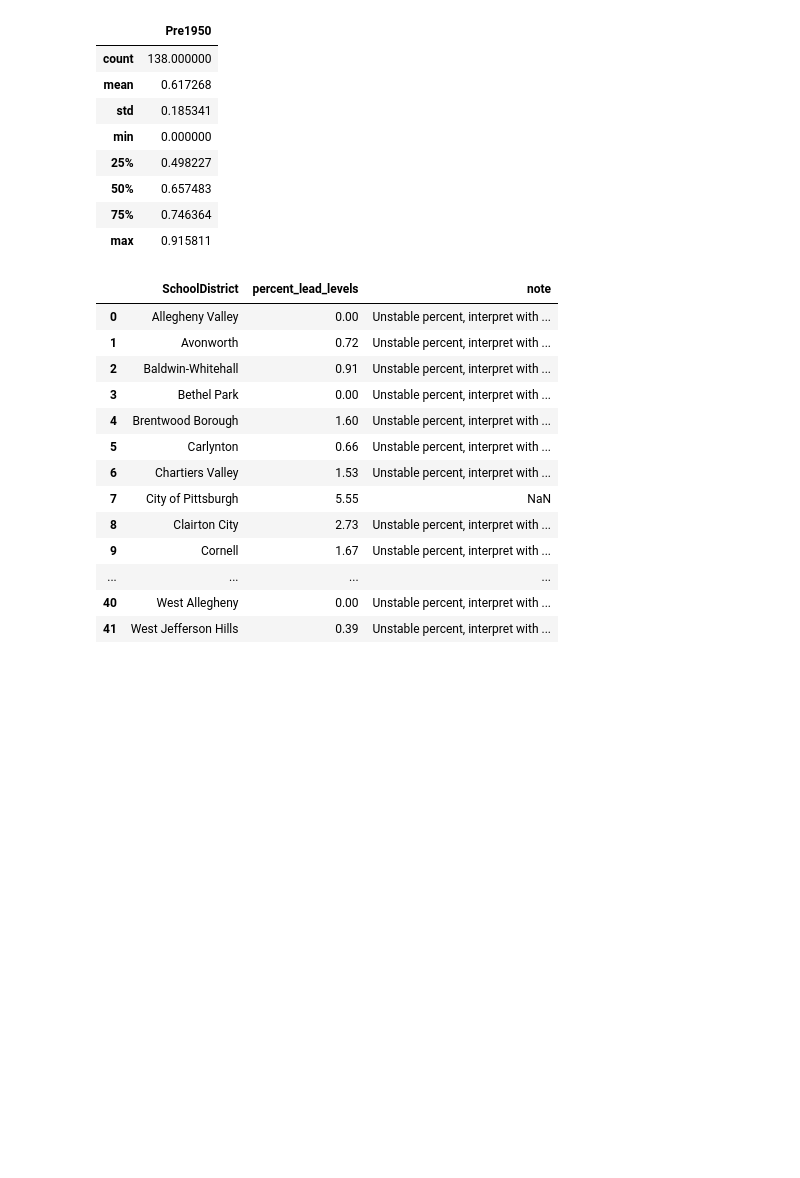
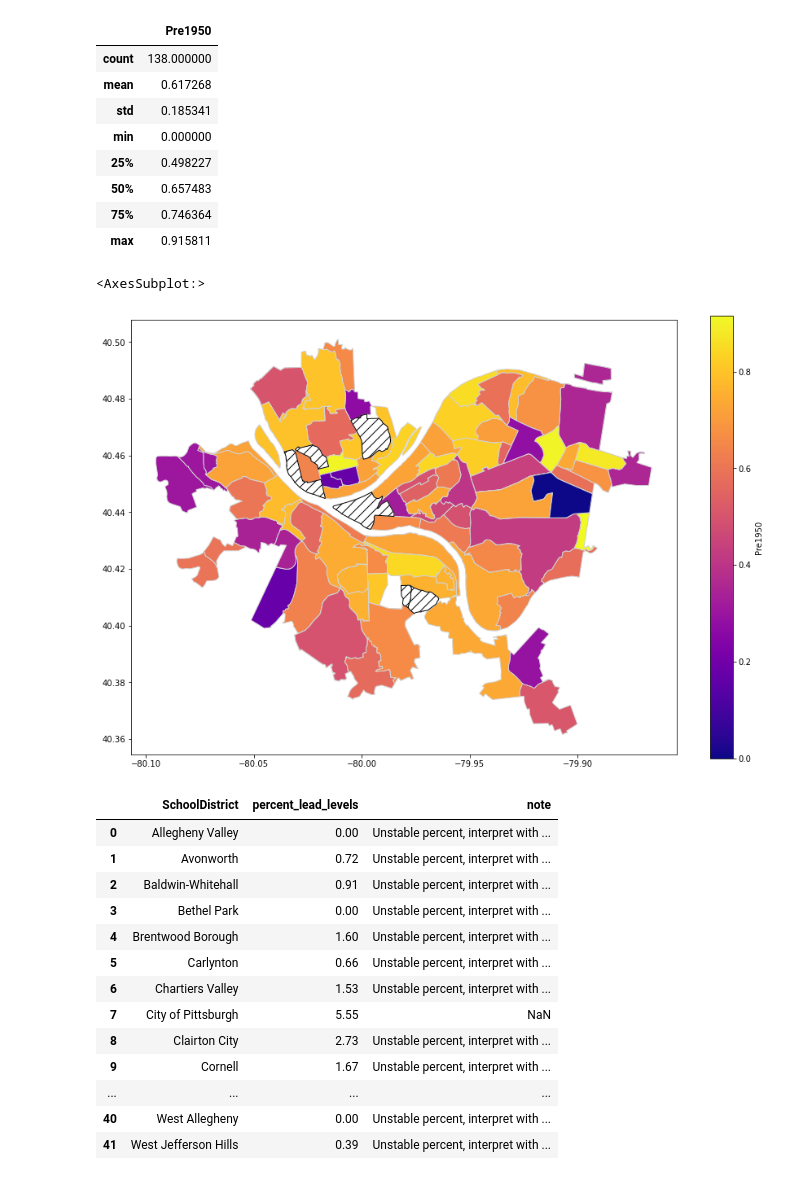
Before and after one commit to songxingyu1118/CMPINF10_Final_Project, a Jupyter notebook: Humeyra's-Work.ipynb, the cells around one changed output. Saved outputs shown, nothing was run; the diff lists cells and outputs as text; code cells hidden in the pictures; blank space fills up the shorter version.

```diff
--- a/Humeyra's-Work.ipynb
+++ b/Humeyra's-Work.ipynb
@@ -132,3 +132,24 @@ old_house_data.describe()
+# %%
+# merge the neighborhoods file for the map with crime rate data
+old_house_data_map = map_df.merge(old_house_data, how = "left", left_on = "hood",
+                                right_on = "Neighborhood")
+#shape file MISSING MOUNT OLIVER BOROUGH MENTION THIS
+
+# display map with my parameters
+old_house_data_map.plot(column="Pre1950",
+               cmap = "plasma",
+               edgecolor = "lightgrey",
+               legend = True,
+               legend_kwds = {"label" : "Pre1950"},
+               missing_kwds = {
+                         "color" : "white",
+                         "edgecolor" : "black",
+                         "hatch" : "//"},
+               figsize = (15, 10)
+              )
+# %% [output]
+<AxesSubplot:>
+[figure, added]
 # %%
 #the data on percent venous confirmed elevated blood lead levels (EBLLs)(≥5 μg/dL)
 #for Allegheny County children less than 6 years of ageby assigned geography for 2015-2019
```
Also changed, not shown: parts of 2 cells of this notebook.
